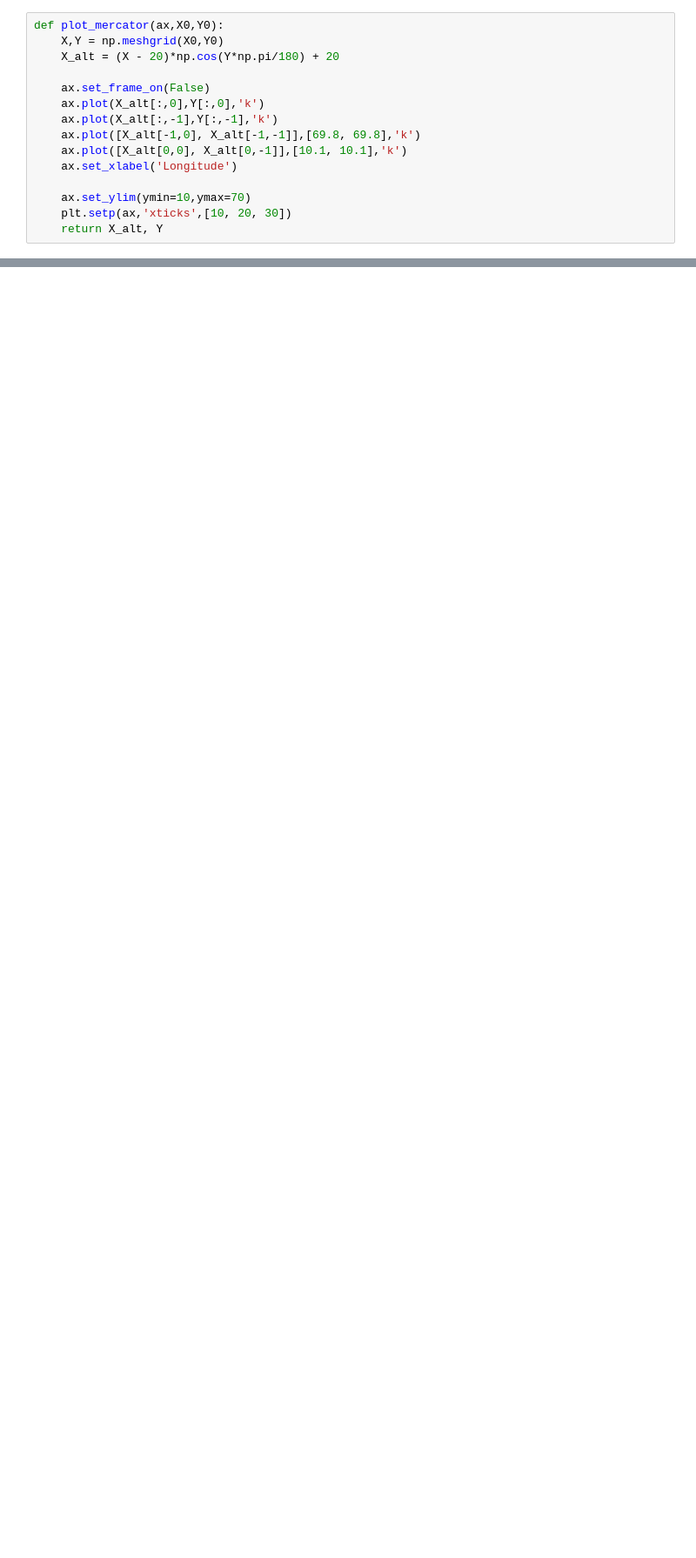
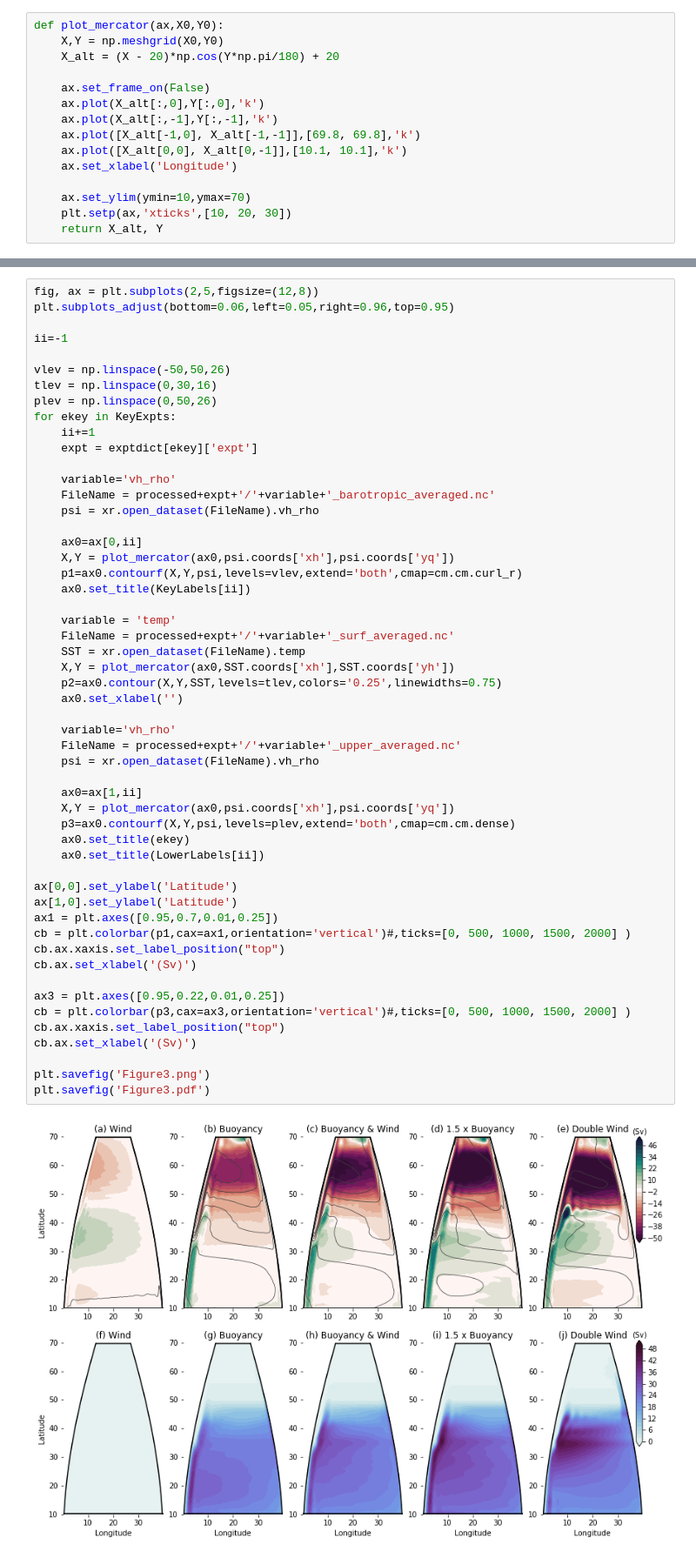
Before and after one commit to AndyHoggANU/tub-north, a Jupyter notebook: PaperFigures.ipynb, the cells around one changed output, grey strips where cells are left out. Shown at 87% size. Saved outputs shown, nothing was run; the diff lists cells and outputs as text; blank space fills up the shorter version.

```diff
--- a/PaperFigures.ipynb
+++ b/PaperFigures.ipynb
@@ -194,0 +218,55 @@ plt.savefig('Figure1.pdf')
+# %%
+fig, ax = plt.subplots(2,5,figsize=(12,8))
+plt.subplots_adjust(bottom=0.06,left=0.05,right=0.96,top=0.95)
+
+ii=-1
+
+vlev = np.linspace(-50,50,26)
+tlev = np.linspace(0,30,16)
+plev = np.linspace(0,50,26)
+for ekey in KeyExpts:
+    ii+=1
+    expt = exptdict[ekey]['expt']
+
+    variable='vh_rho'
+    FileName = processed+expt+'/'+variable+'_barotropic_averaged.nc'
+    psi = xr.open_dataset(FileName).vh_rho
+
+    ax0=ax[0,ii]
+    X,Y = plot_mercator(ax0,psi.coords['xh'],psi.coords['yq'])
+    p1=ax0.contourf(X,Y,psi,levels=vlev,extend='both',cmap=cm.cm.curl_r)
+    ax0.set_title(KeyLabels[ii])
+
+    variable = 'temp'
+    FileName = processed+expt+'/'+variable+'_surf_averaged.nc'
+    SST = xr.open_dataset(FileName).temp
+    X,Y = plot_mercator(ax0,SST.coords['xh'],SST.coords['yh'])
+    p2=ax0.contour(X,Y,SST,levels=tlev,colors='0.25',linewidths=0.75)
+    ax0.set_xlabel('')
+
+    variable='vh_rho'
+    FileName = processed+expt+'/'+variable+'_upper_averaged.nc'
+    psi = xr.open_dataset(FileName).vh_rho
+
+    ax0=ax[1,ii]
+    X,Y = plot_mercator(ax0,psi.coords['xh'],psi.coords['yq'])
+    p3=ax0.contourf(X,Y,psi,levels=plev,extend='both',cmap=cm.cm.dense)
+    ax0.set_title(ekey)
+    ax0.set_title(LowerLabels[ii])
+
+ax[0,0].set_ylabel('Latitude')
+ax[1,0].set_ylabel('Latitude')
+ax1 = plt.axes([0.95,0.7,0.01,0.25])
+cb = plt.colorbar(p1,cax=ax1,orientation='vertical')#,ticks=[0, 500, 1000, 1500, 2000] )
+cb.ax.xaxis.set_label_position("top")
+cb.ax.set_xlabel('(Sv)')
+
+ax3 = plt.axes([0.95,0.22,0.01,0.25])
+cb = plt.colorbar(p3,cax=ax3,orientation='vertical')#,ticks=[0, 500, 1000, 1500, 2000] )
+cb.ax.xaxis.set_label_position("top")
+cb.ax.set_xlabel('(Sv)')
+
+plt.savefig('Figure3.png')
+plt.savefig('Figure3.pdf')
+# %% [output]
+[figure, added]
```
Also changed, not shown: parts of 14 cells of this notebook.
